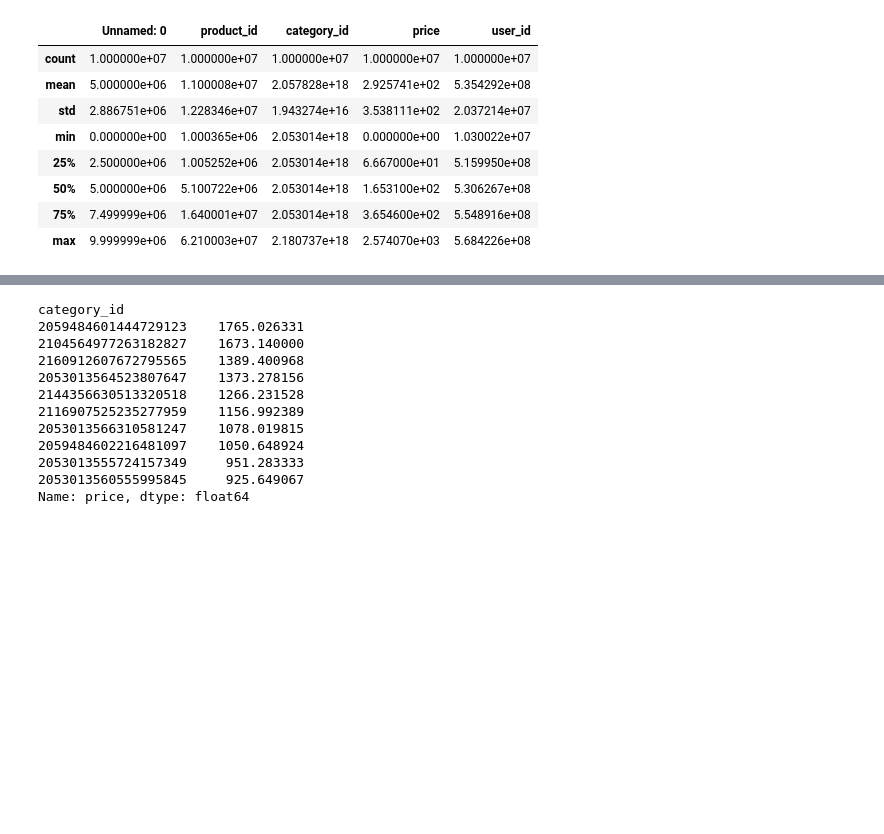
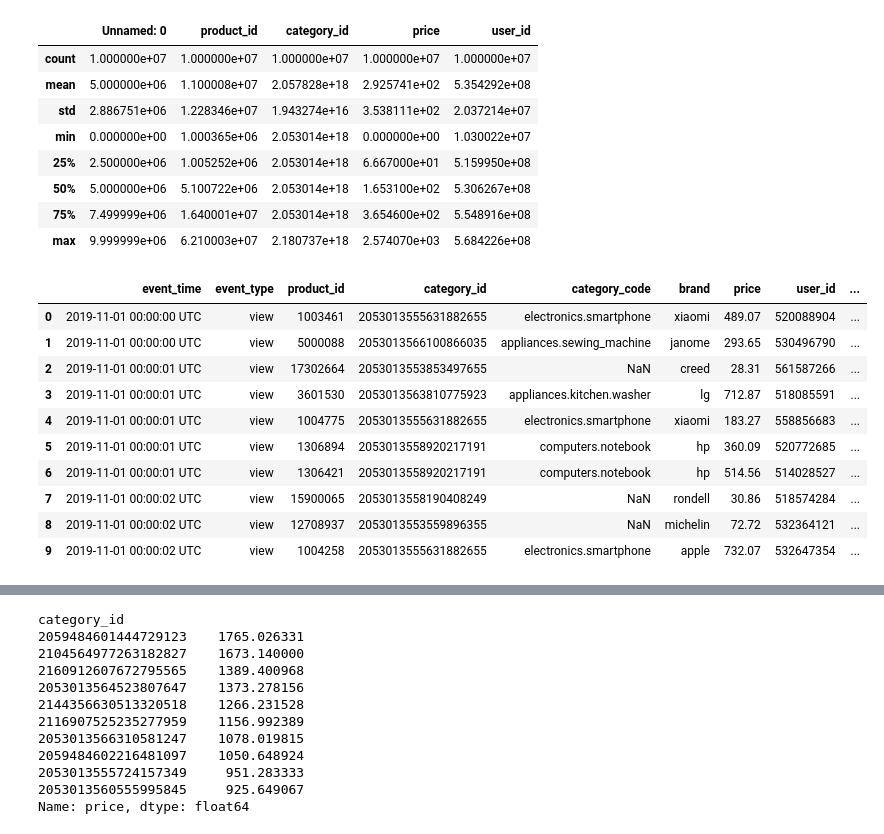
Before and after one commit to Dianalxy1/schulich_date_science, a Jupyter notebook: class4/inclass_activity.ipynb, the cells around one changed output, grey strips where cells are left out. Cells and saved outputs as stored; diff of their text form; code cells hidden in the pictures; blank space fills up the shorter version.

```diff
--- a/class4/inclass_activity.ipynb
+++ b/class4/inclass_activity.ipynb
@@ -4,7 +4,7 @@ import pandas as pd
 from scipy import stats
 import seaborn as sns
 # %%
-df = pd.read_csv("/Users/xinyuanliang/Desktop/new_data.csv")
+df = pd.read_csv("/Users/xinyuanliang/Desktop/MBAN 6110/new_data.csv")
 df.head(10)
 # %% [output]
 |  | Unnamed: 0 | event_time | event_type | product_id | category_id | category_code | brand | price | user_id | ... |
@@ -50,3 +49,21 @@ df.describe()
 | 50% | 5.000000e+06 | 5.100722e+06 | 2.053014e+18 | 1.653100e+02 | 5.306267e+08 |
 | 75% | 7.499999e+06 | 1.640001e+07 | 2.053014e+18 | 3.654600e+02 | 5.548916e+08 |
 | max | 9.999999e+06 | 6.210003e+07 | 2.180737e+18 | 2.574070e+03 | 5.684226e+08 |
+# %%
+
+
+# Drop the 'Unnamed: 0' column
+df.drop(columns=['Unnamed: 0'], inplace=True)
+df.head(10)
+# %% [output]
+|  | event_time | event_type | product_id | category_id | category_code | brand | price | user_id | ... |
+| 0 | 2019-11-01 00:00:00 UTC | view | 1003461 | 2053013555631882655 | electronics.smartphone | xiaomi | 489.07 | 520088904 | ... |
+| 1 | 2019-11-01 00:00:00 UTC | view | 5000088 | 2053013566100866035 | appliances.sewing_machine | janome | 293.65 | 530496790 | ... |
+| 2 | 2019-11-01 00:00:01 UTC | view | 17302664 | 2053013553853497655 | NaN | creed | 28.31 | 561587266 | ... |
+| 3 | 2019-11-01 00:00:01 UTC | view | 3601530 | 2053013563810775923 | appliances.kitchen.washer | lg | 712.87 | 518085591 | ... |
+| 4 | 2019-11-01 00:00:01 UTC | view | 1004775 | 2053013555631882655 | electronics.smartphone | xiaomi | 183.27 | 558856683 | ... |
+| 5 | 2019-11-01 00:00:01 UTC | view | 1306894 | 2053013558920217191 | computers.notebook | hp | 360.09 | 520772685 | ... |
+| 6 | 2019-11-01 00:00:01 UTC | view | 1306421 | 2053013558920217191 | computers.notebook | hp | 514.56 | 514028527 | ... |
+| 7 | 2019-11-01 00:00:02 UTC | view | 15900065 | 2053013558190408249 | NaN | rondell | 30.86 | 518574284 | ... |
+| 8 | 2019-11-01 00:00:02 UTC | view | 12708937 | 2053013553559896355 | NaN | michelin | 72.72 | 532364121 | ... |
+| 9 | 2019-11-01 00:00:02 UTC | view | 1004258 | 2053013555631882655 | electronics.smartphone | apple | 732.07 | 532647354 | ... |
```
Also changed, not shown: parts of 11 cells of this notebook, 4 other files.
